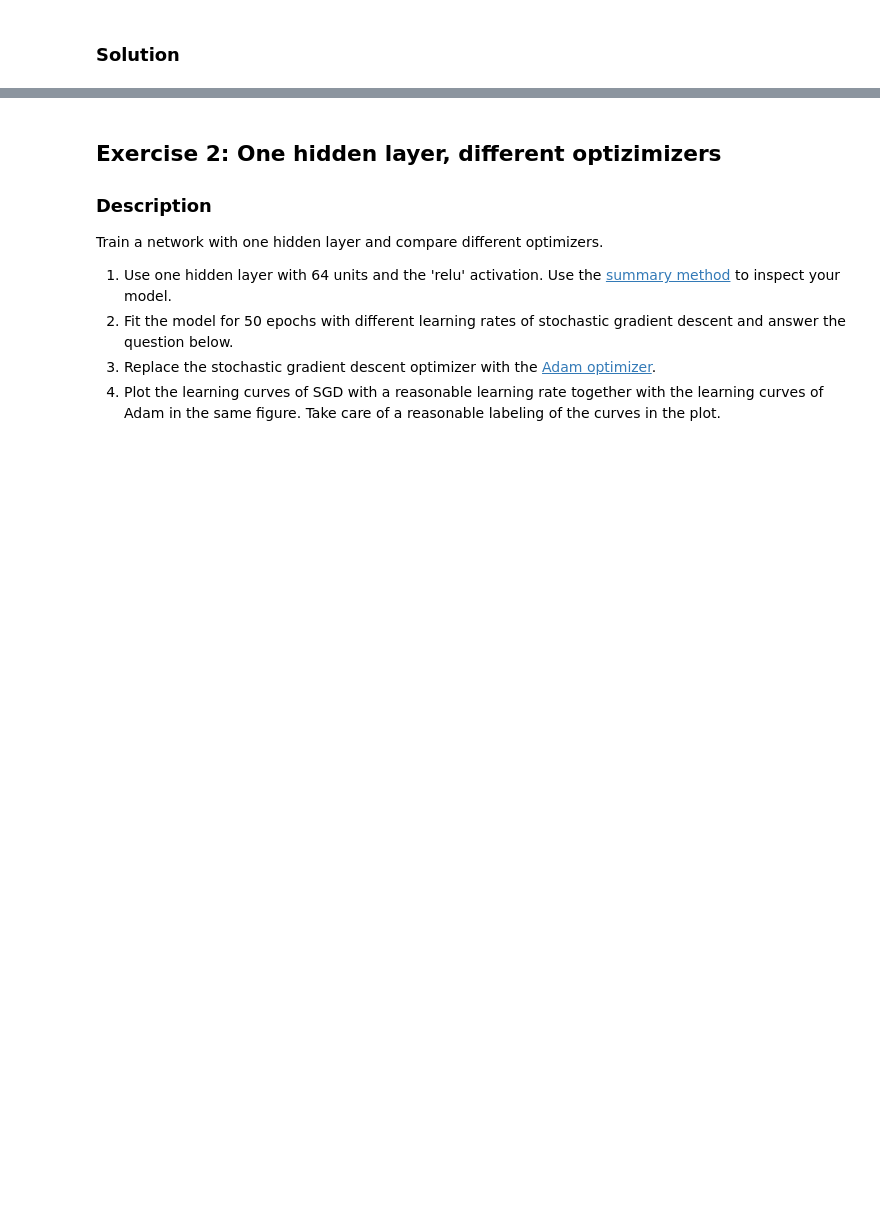
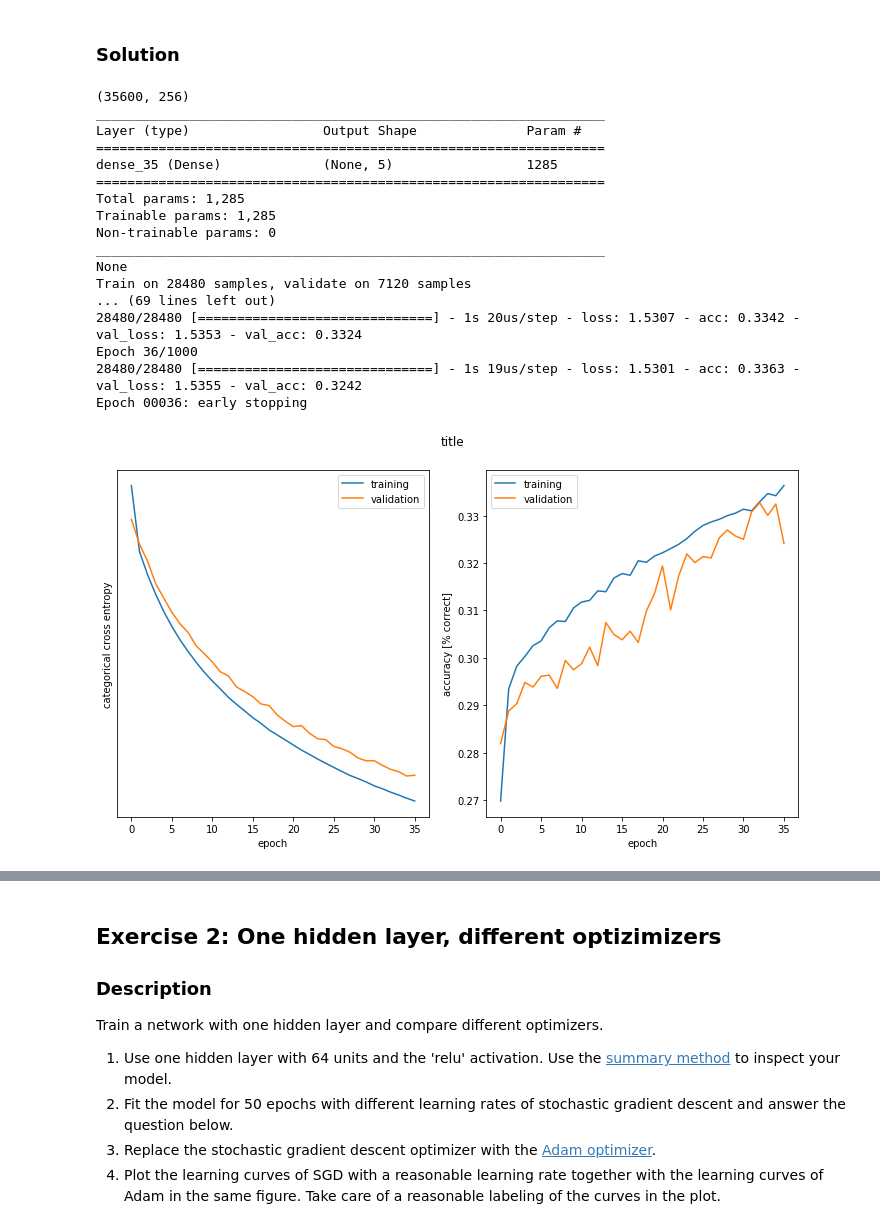
Before and after one commit to BrynjarGlims/ann_project_01, a Jupyter notebook: miniproject1.ipynb, the cells around one changed output, grey strips where cells are left out. Drawn from its saved outputs; the diff is of its cells as text; code cells hidden in the pictures; blank space fills up the shorter version.

```diff
--- a/miniproject1.ipynb
+++ b/miniproject1.ipynb
@@ -180,8 +198,8 @@ plot_some_samples(x_test, y_test, label_mapping = subset_of_classes);
 # %% [markdown]
 To prepare for fitting we transform the labels to one hot coding, i.e. for 5 classes, label 2 becomes the vector [0, 0, 1, 0, 0] (python uses 0-indexing).
 # %%
-y_train = keras.utils.to_categorical(y_train)
-y_test = keras.utils.to_categorical(y_test)
+y_train = keras.utils.to_categorical(y_train, num_classes=5)
+y_test = keras.utils.to_categorical(y_test, num_classes=5)
 # %% [markdown]
 ## Exercise 1: No hidden layer
 
@@ -205,3 +223,41 @@ Hints:
 * Have a look at the keras [examples](https://github.com/keras-team/keras/tree/master/examples), e.g. [mnist_mlp](https://github.com/keras-team/keras/blob/master/examples/mnist_mlp.py).
 # %% [markdown]
 ### Solution
+# %%
+from sklearn.model_selection import train_test_split
+
+X_train, X_val, Y_train, Y_val = train_test_split(x_train, y_train, test_size=0.20, random_state=42)
+
+print(np.shape(x_train))
+
+model = Sequential()
+
+model.add(Dense(5, activation='softmax', input_shape=(X_train.shape[1],)))
+model.compile(loss='categorical_crossentropy',
+              optimizer='sgd',
+             metrics=['accuracy'])
+print(model.summary())
+
+early_stopping = keras.callbacks.EarlyStopping(monitor='val_loss', min_delta=0.01, patience=12, verbose=1, mode='min')
+
+plot_history(model.fit(X_train, Y_train, epochs=1000, batch_size=128, validation_data=(X_val, Y_val),
+                       callbacks=[early_stopping]), "title")
+# %% [output]
+(35600, 256)
+_________________________________________________________________
+Layer (type)                 Output Shape              Param #
+=================================================================
+dense_35 (Dense)             (None, 5)                 1285
+=================================================================
+Total params: 1,285
+Trainable params: 1,285
+Non-trainable params: 0
+_________________________________________________________________
+None
+Train on 28480 samples, validate on 7120 samples
+... (69 lines left out)
+28480/28480 [==============================] - 1s 20us/step - loss: 1.5307 - acc: 0.3342 - val_loss: 1.5353 - val_acc: 0.3324
+Epoch 36/1000
+28480/28480 [==============================] - 1s 19us/step - loss: 1.5301 - acc: 0.3363 - val_loss: 1.5355 - val_acc: 0.3242
+Epoch 00036: early stopping
+[figure, added]
```
Also changed, not shown: parts of 10 cells of this notebook.
